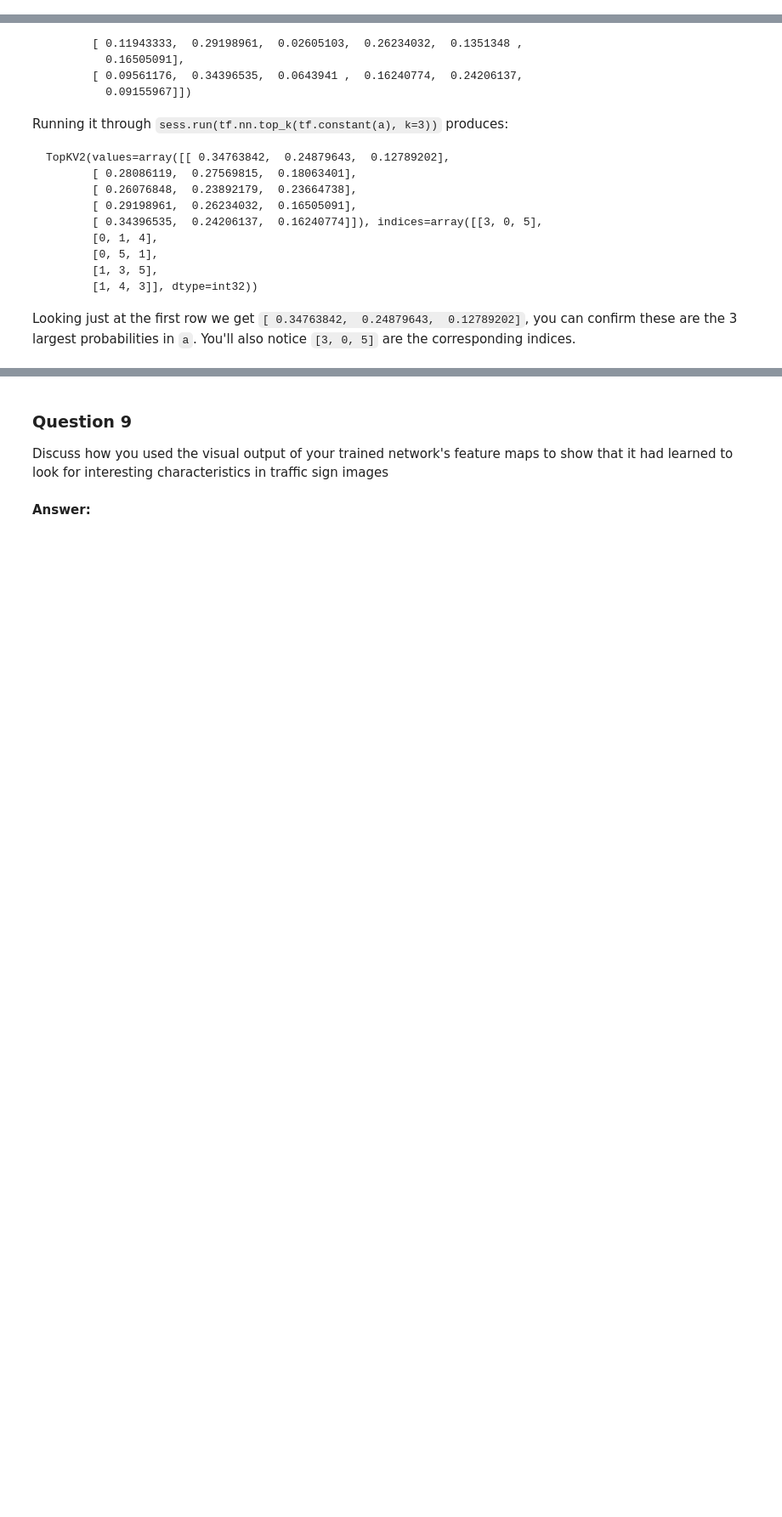
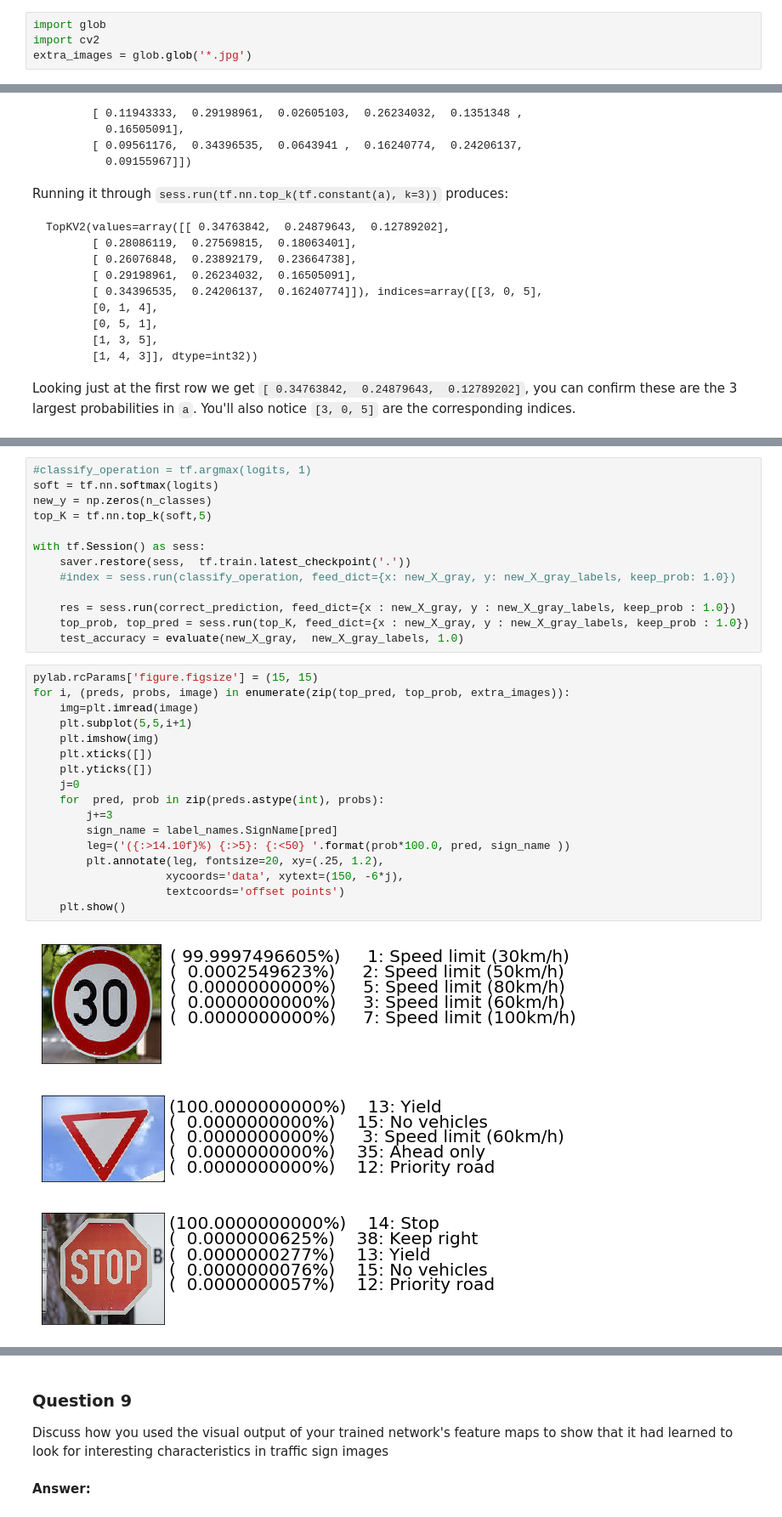
Before and after one commit to Adal-Glez/traffic_classifier, a Jupyter notebook: Traffic_Sign_Classifier.ipynb, the cells around one changed output, grey strips where cells are left out. Shown at 85% size. Drawn from its saved outputs; the diff is of its cells as text; blank space fills up the shorter version.

Commit message:
Add top five probabilities for the predictions on the traffic sign images found on the web.

```diff
--- a/Traffic_Sign_Classifier.ipynb
+++ b/Traffic_Sign_Classifier.ipynb
@@ -425,2 +414,6 @@ def visualize_single_img(data):
+# %%
+import glob
+import cv2
+extra_images = glob.glob('*.jpg')
 # %%
 #now lets see each unique class Image with their corresponding Label.
@@ -529,0 +521,34 @@ Looking just at the first row we get `[ 0.34763842,  0.24879643,  0.12789202]`,
+# %%
+#classify_operation = tf.argmax(logits, 1)
+soft = tf.nn.softmax(logits)
+new_y = np.zeros(n_classes)
+top_K = tf.nn.top_k(soft,5)
+
+with tf.Session() as sess:
+    saver.restore(sess,  tf.train.latest_checkpoint('.'))
+    #index = sess.run(classify_operation, feed_dict={x: new_X_gray, y: new_X_gray_labels, keep_prob: 1.0})
+
+    res = sess.run(correct_prediction, feed_dict={x : new_X_gray, y : new_X_gray_labels, keep_prob : 1.0})
+    top_prob, top_pred = sess.run(top_K, feed_dict={x : new_X_gray, y : new_X_gray_labels, keep_prob : 1.0})
+    test_accuracy = evaluate(new_X_gray,  new_X_gray_labels, 1.0)
+# %%
+pylab.rcParams['figure.figsize'] = (15, 15)
+for i, (preds, probs, image) in enumerate(zip(top_pred, top_prob, extra_images)):
+    img=plt.imread(image)
+    plt.subplot(5,5,i+1)
+    plt.imshow(img)
+    plt.xticks([])
+    plt.yticks([])
+    j=0
+    for  pred, prob in zip(preds.astype(int), probs):
+        j+=3
+        sign_name = label_names.SignName[pred]
+        leg=('({:>14.10f}%) {:>5}: {:<50} '.format(prob*100.0, pred, sign_name ))
+        plt.annotate(leg, fontsize=20, xy=(.25, 1.2),
+                    xycoords='data', xytext=(150, -6*j),
+                    textcoords='offset points')
+    plt.show()
+# %% [output]
+[figure, added]
+[figure, added]
+[figure, added]
```
Also changed, not shown: parts of 6 cells of this notebook.
